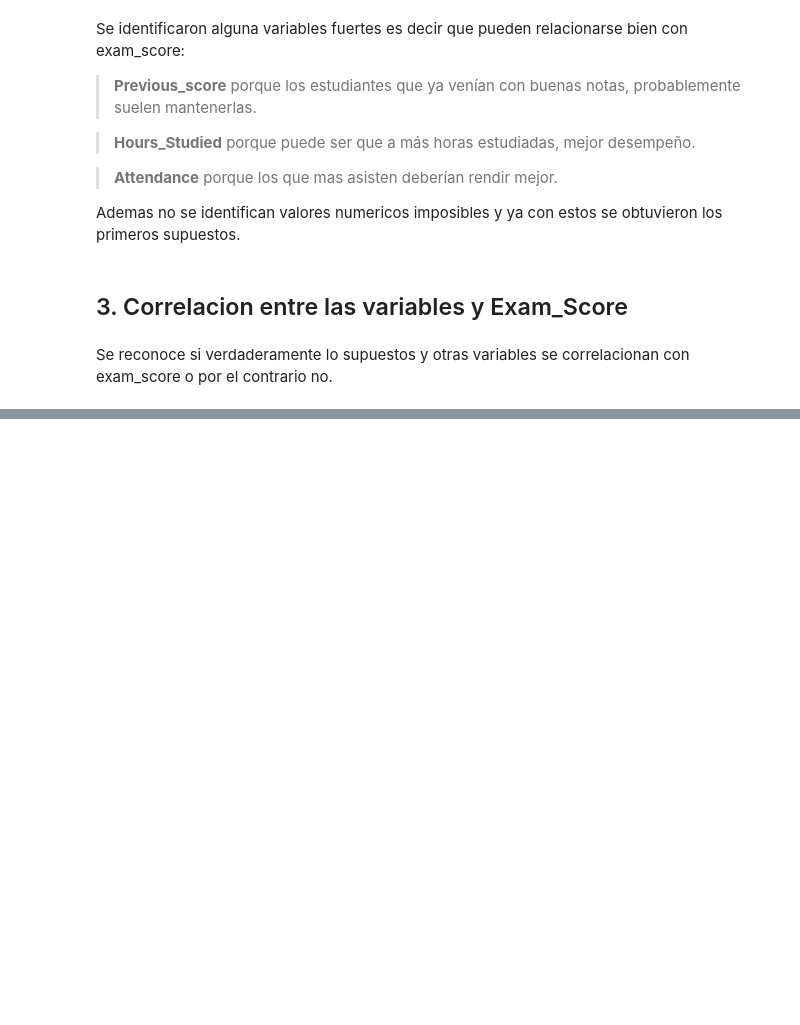
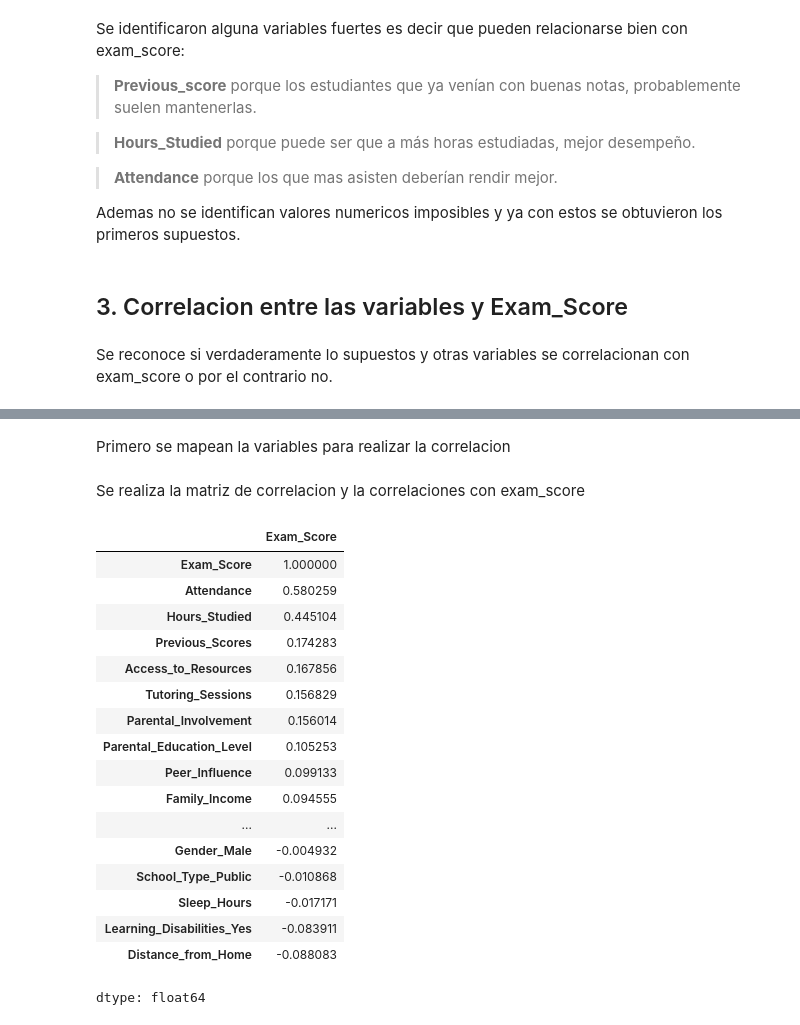
Before and after one commit to JeiGeek/ia1-LosPandas-prediccion_rendimiento_estudiantil, a Jupyter notebook: 01_exploratory_data_analysis.ipynb, the cells around one changed output, grey strips where cells are left out. Cells and saved outputs as stored; diff of their text form; code cells hidden in the pictures; blank space fills up the shorter version.

```diff
--- a/01_exploratory_data_analysis.ipynb
+++ b/01_exploratory_data_analysis.ipynb
@@ -212,0 +147,66 @@ dtype: int64
+# %% [markdown]
+Primero se mapean la variables para realizar la correlacion
+# %%
+# Se aplica el metodo de One-Hot Encoding para la correlación->  Convertir variables categóricas en números
+# Hay 13 variables de tipo categoricas
+
+df_encoded = df.copy()
+
+# Categorizacion binaria para categorias que son solo 2 dos tipos
+
+# get_dummies - Convierte tablas categoricas en binarios
+# drop_first - quita la columna redudante que se genera
+df_encoded = pd.get_dummies(df_encoded, columns=["Extracurricular_Activities", "Internet_Access", "School_Type", "Learning_Disabilities", "Gender"], drop_first=True)
+
+# Categorizacion por categorias que son de 3 tipos
+
+# para categorias bajo - medio - alto
+mapping = {"Low":1, "Medium":2, "High":3}
+columnas = ["Parental_Involvement", "Access_to_Resources", "Motivation_Level", "Family_Income", "Teacher_Quality"]
+
+for columna in columnas:
+    df_encoded[columna] = df_encoded[columna].map(mapping)
+
+# para categoria negativo - positivo - neutral
+mapping = {"Negative":-1, "Positive":1, "Neutral":0}
+df_encoded["Peer_Influence"] = df_encoded["Peer_Influence"].map(mapping)
+
+# para categoria High School - College - Postgraduate
+mapping = {"High School":1, "College":2, "Postgraduate":3}
+df_encoded["Parental_Education_Level"] = df_encoded["Parental_Education_Level"].map(mapping)
+
+# para categoria Near - Moderate - Far
+mapping = {"Near":1, "Moderate":2, "Far":3}
+df_encoded["Distance_from_Home"] = df_encoded["Distance_from_Home"].map(mapping)
+
+
+# Convertir las columnas booleanas resultantes en 0 y 1
+bool_cols = df_encoded.select_dtypes(include=["bool"]).columns # Se seleccionan las columnas solamente las columnas booleanas
+df_encoded[bool_cols] = df_encoded[bool_cols].astype(int) # Se convierten en 0 y 1
+# %% [markdown]
+Se realiza la matriz de correlacion y la correlaciones con exam_score
+# %%
+# Matriz de correlación
+corr = df_encoded.corr()
+
+# Mostrar solo con Exam_Score
+display(corr['Exam_Score'].sort_values(ascending=False))
+# %% [output]
+|  | Exam_Score |
+| Exam_Score | 1.000000 |
+| Attendance | 0.580259 |
+| Hours_Studied | 0.445104 |
+| Previous_Scores | 0.174283 |
+| Access_to_Resources | 0.167856 |
+| Tutoring_Sessions | 0.156829 |
+| Parental_Involvement | 0.156014 |
+| Parental_Education_Level | 0.105253 |
+| Peer_Influence | 0.099133 |
+| Family_Income | 0.094555 |
+| ... | ... |
+| Gender_Male | -0.004932 |
+| School_Type_Public | -0.010868 |
+| Sleep_Hours | -0.017171 |
+| Learning_Disabilities_Yes | -0.083911 |
+| Distance_from_Home | -0.088083 |
+dtype: float64
```
Also changed, not shown: parts of 6 cells of this notebook.
